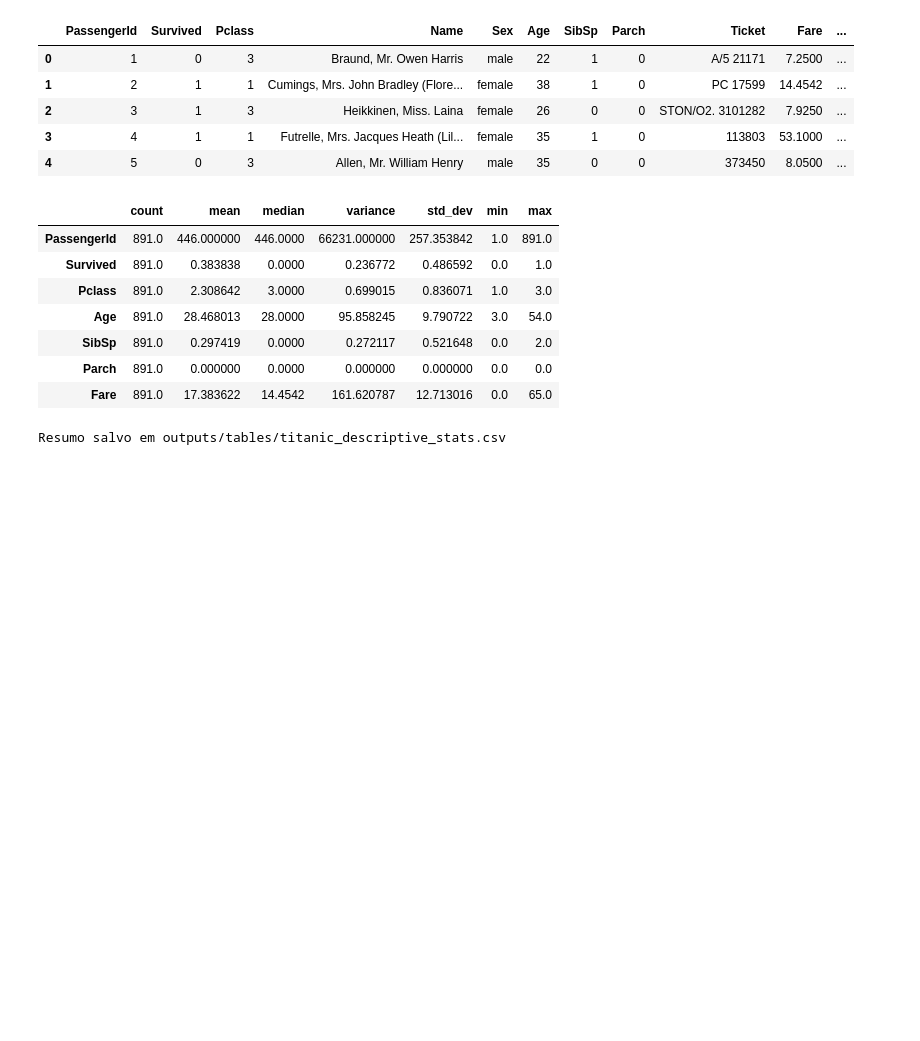
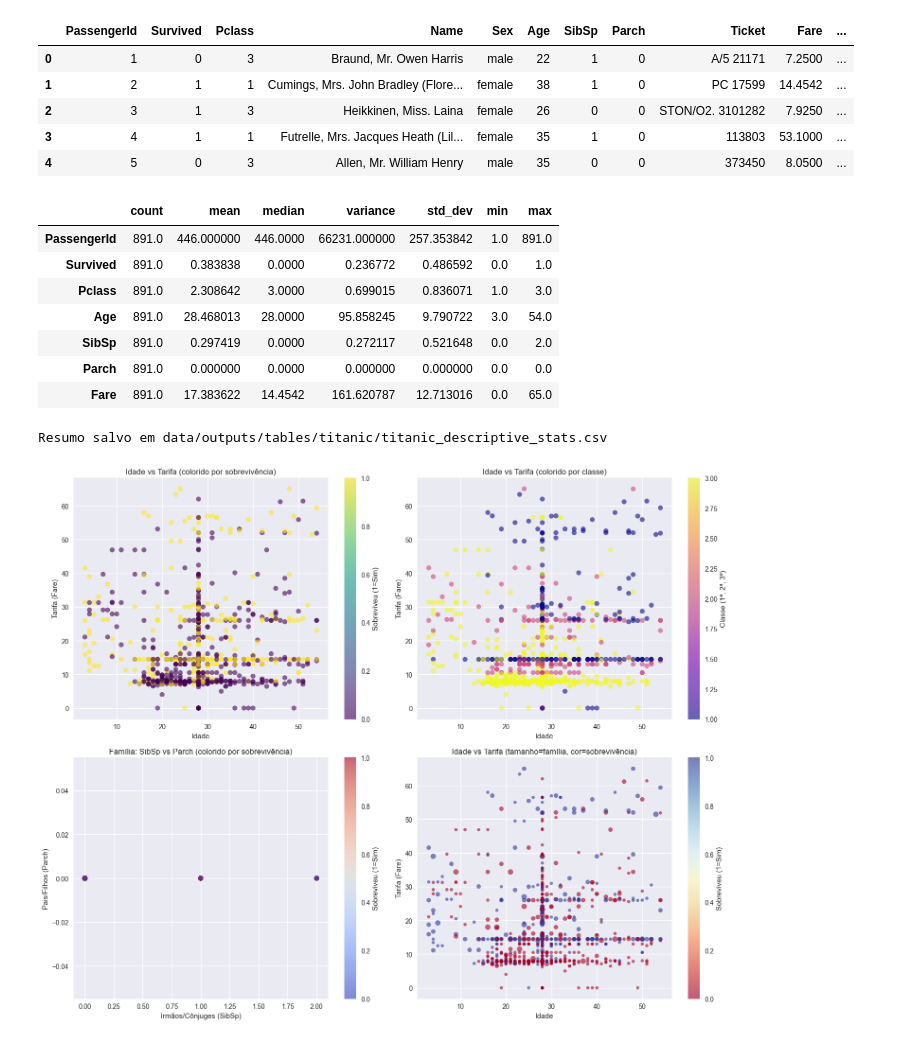
Before and after one commit to Lucaspm5/special-topics-computing, a Jupyter notebook: visualizacao_titanic.ipynb, the cells around one changed output. Saved outputs shown, nothing was run; the diff lists cells and outputs as text; code cells hidden in the pictures; blank space fills up the shorter version.

Commit message:
feat: visualização dos dados

```diff
--- a/visualizacao_titanic.ipynb
+++ b/visualizacao_titanic.ipynb
@@ -34,8 +34,8 @@ summary = summary.rename(columns={'var':'variance', 'std':'std_dev', 'median':'m
 display(summary)
 
 # salvar tabela
-summary.to_csv("outputs/tables/titanic_descriptive_stats.csv")
-print("Resumo salvo em outputs/tables/titanic_descriptive_stats.csv")
+summary.to_csv("data/outputs/tables/titanic/titanic_descriptive_stats.csv")
+print("Resumo salvo em data/outputs/tables/titanic/titanic_descriptive_stats.csv")
 # %% [output]
 |  | count | mean | median | variance | std_dev | min | max |
 | PassengerId | 891.0 | 446.000000 | 446.0000 | 66231.000000 | 257.353842 | 1.0 | 891.0 |
@@ -45,4 +45,46 @@ print("Resumo salvo em outputs/tables/titanic_descriptive_stats.csv")
 | SibSp | 891.0 | 0.297419 | 0.0000 | 0.272117 | 0.521648 | 0.0 | 2.0 |
 | Parch | 891.0 | 0.000000 | 0.0000 | 0.000000 | 0.000000 | 0.0 | 0.0 |
 | Fare | 891.0 | 17.383622 | 14.4542 | 161.620787 | 12.713016 | 0.0 | 65.0 |
-Resumo salvo em outputs/tables/titanic_descriptive_stats.csv
+Resumo salvo em data/outputs/tables/titanic/titanic_descriptive_stats.csv
+# %%
+plt.style.use('seaborn-v0_8')
+plt.rcParams['figure.figsize'] = (12, 8)
+plt.rcParams['font.size'] = 12
+
+# 1. GRÁFICOS DE DISPERSÃO
+fig, axes = plt.subplots(2, 2, figsize=(15, 12))
+
+# Idade vs Tarifa
+scatter1 = axes[0,0].scatter(df['Age'], df['Fare'], c=df['Survived'], alpha=0.6, cmap='viridis')
+axes[0,0].set_xlabel('Idade')
+axes[0,0].set_ylabel('Tarifa (Fare)')
+axes[0,0].set_title('Idade vs Tarifa (colorido por sobrevivência)')
+plt.colorbar(scatter1, ax=axes[0,0], label='Sobreviveu (1=Sim)')
+
+# Idade vs Tarifa
+scatter2 = axes[0,1].scatter(df['Age'], df['Fare'], c=df['Pclass'], alpha=0.6, cmap='plasma')
+axes[0,1].set_xlabel('Idade')
+axes[0,1].set_ylabel('Tarifa (Fare)')
+axes[0,1].set_title('Idade vs Tarifa (colorido por classe)')
+plt.colorbar(scatter2, ax=axes[0,1], label='Classe (1ª, 2ª, 3ª)')
+
+# SibSp vs Parch
+scatter3 = axes[1,0].scatter(df['SibSp'], df['Parch'], c=df['Survived'], alpha=0.6, cmap='coolwarm')
+axes[1,0].set_xlabel('Irmãos/Cônjuges (SibSp)')
+axes[1,0].set_ylabel('Pais/Filhos (Parch)')
+axes[1,0].set_title('Família: SibSp vs Parch (colorido por sobrevivência)')
+plt.colorbar(scatter3, ax=axes[1,0], label='Sobreviveu (1=Sim)')
+
+# Tarifa vs Idade
+family_size = df['SibSp'] + df['Parch'] + 1
+scatter4 = axes[1,1].scatter(df['Age'], df['Fare'], s=family_size*20, c=df['Survived'], alpha=0.6, cmap='RdYlBu')
+axes[1,1].set_xlabel('Idade')
+axes[1,1].set_ylabel('Tarifa (Fare)')
+axes[1,1].set_title('Idade vs Tarifa (tamanho=família, cor=sobrevivência)')
+plt.colorbar(scatter4, ax=axes[1,1], label='Sobreviveu (1=Sim)')
+
+plt.tight_layout()
+plt.savefig('data/outputs/figs/titanic_scatter_plots.png', dpi=300, bbox_inches='tight')
+plt.show()
+# %% [output]
+[figure, added]
```
Also changed, not shown: parts of 5 cells of this notebook, 19 other files.
